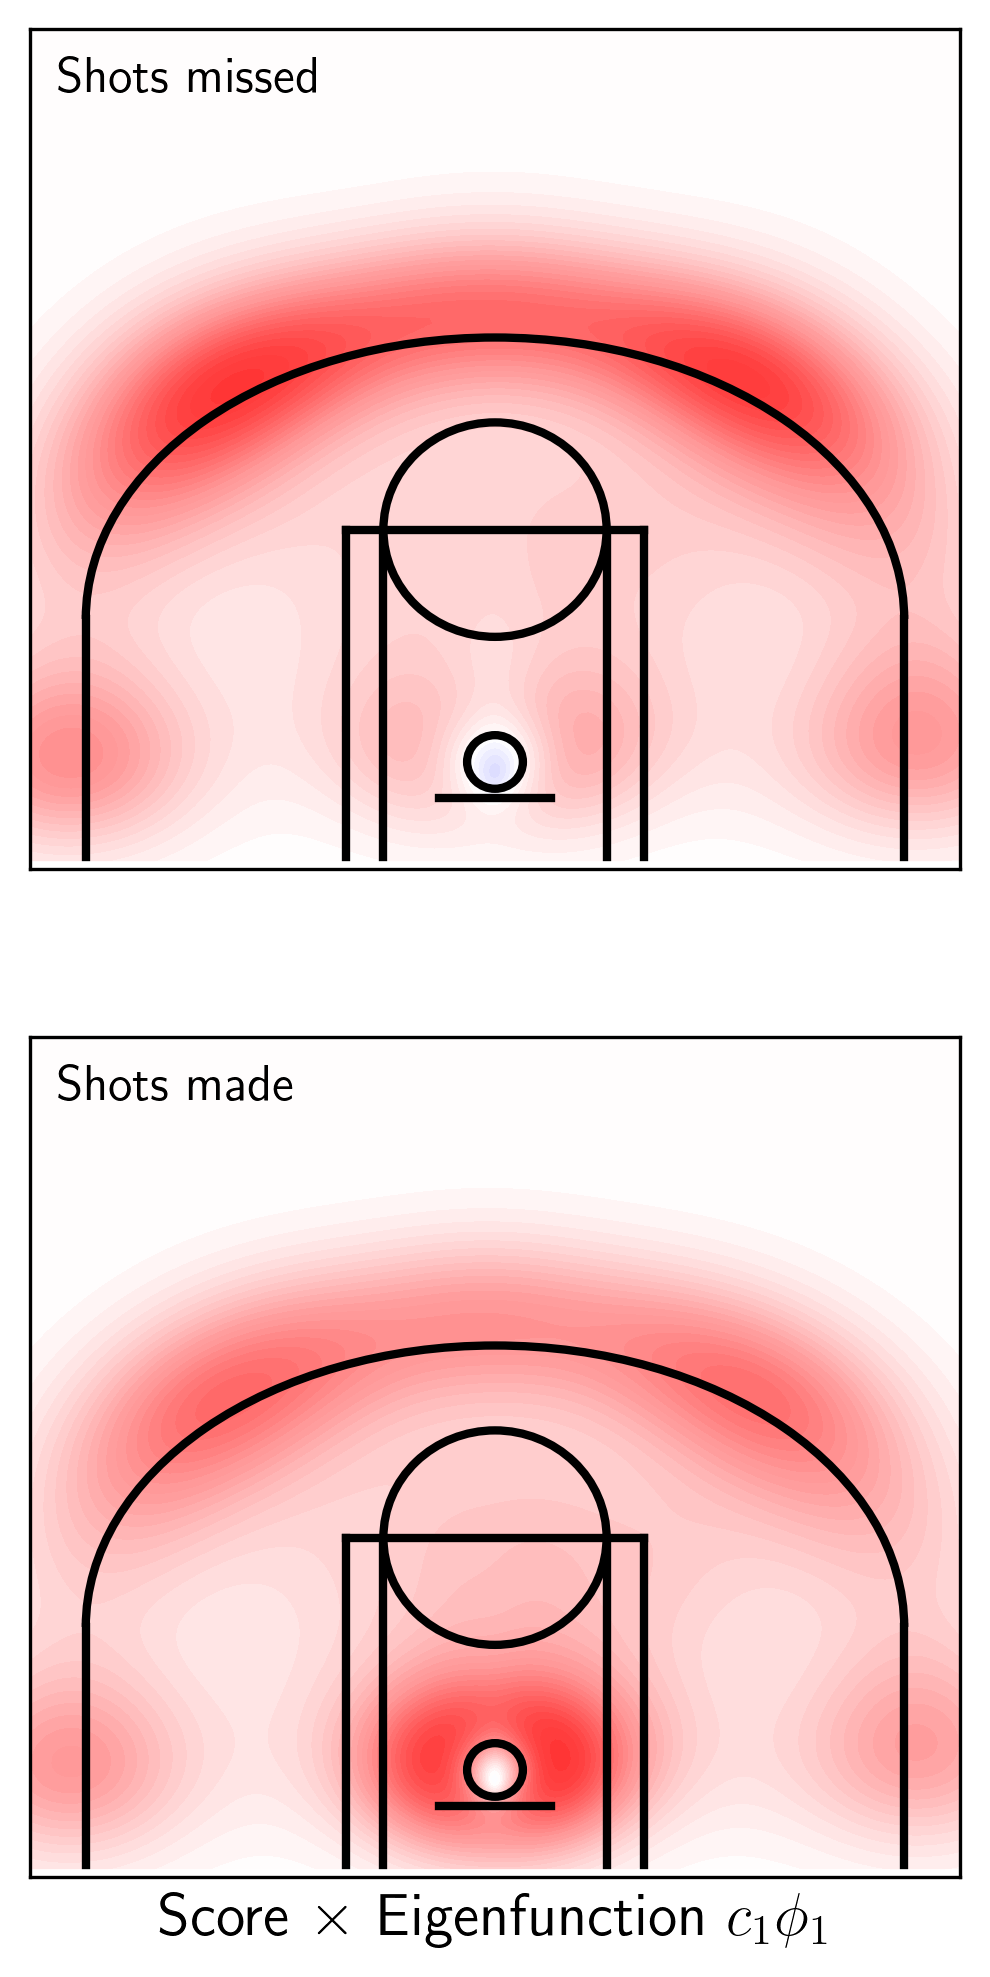
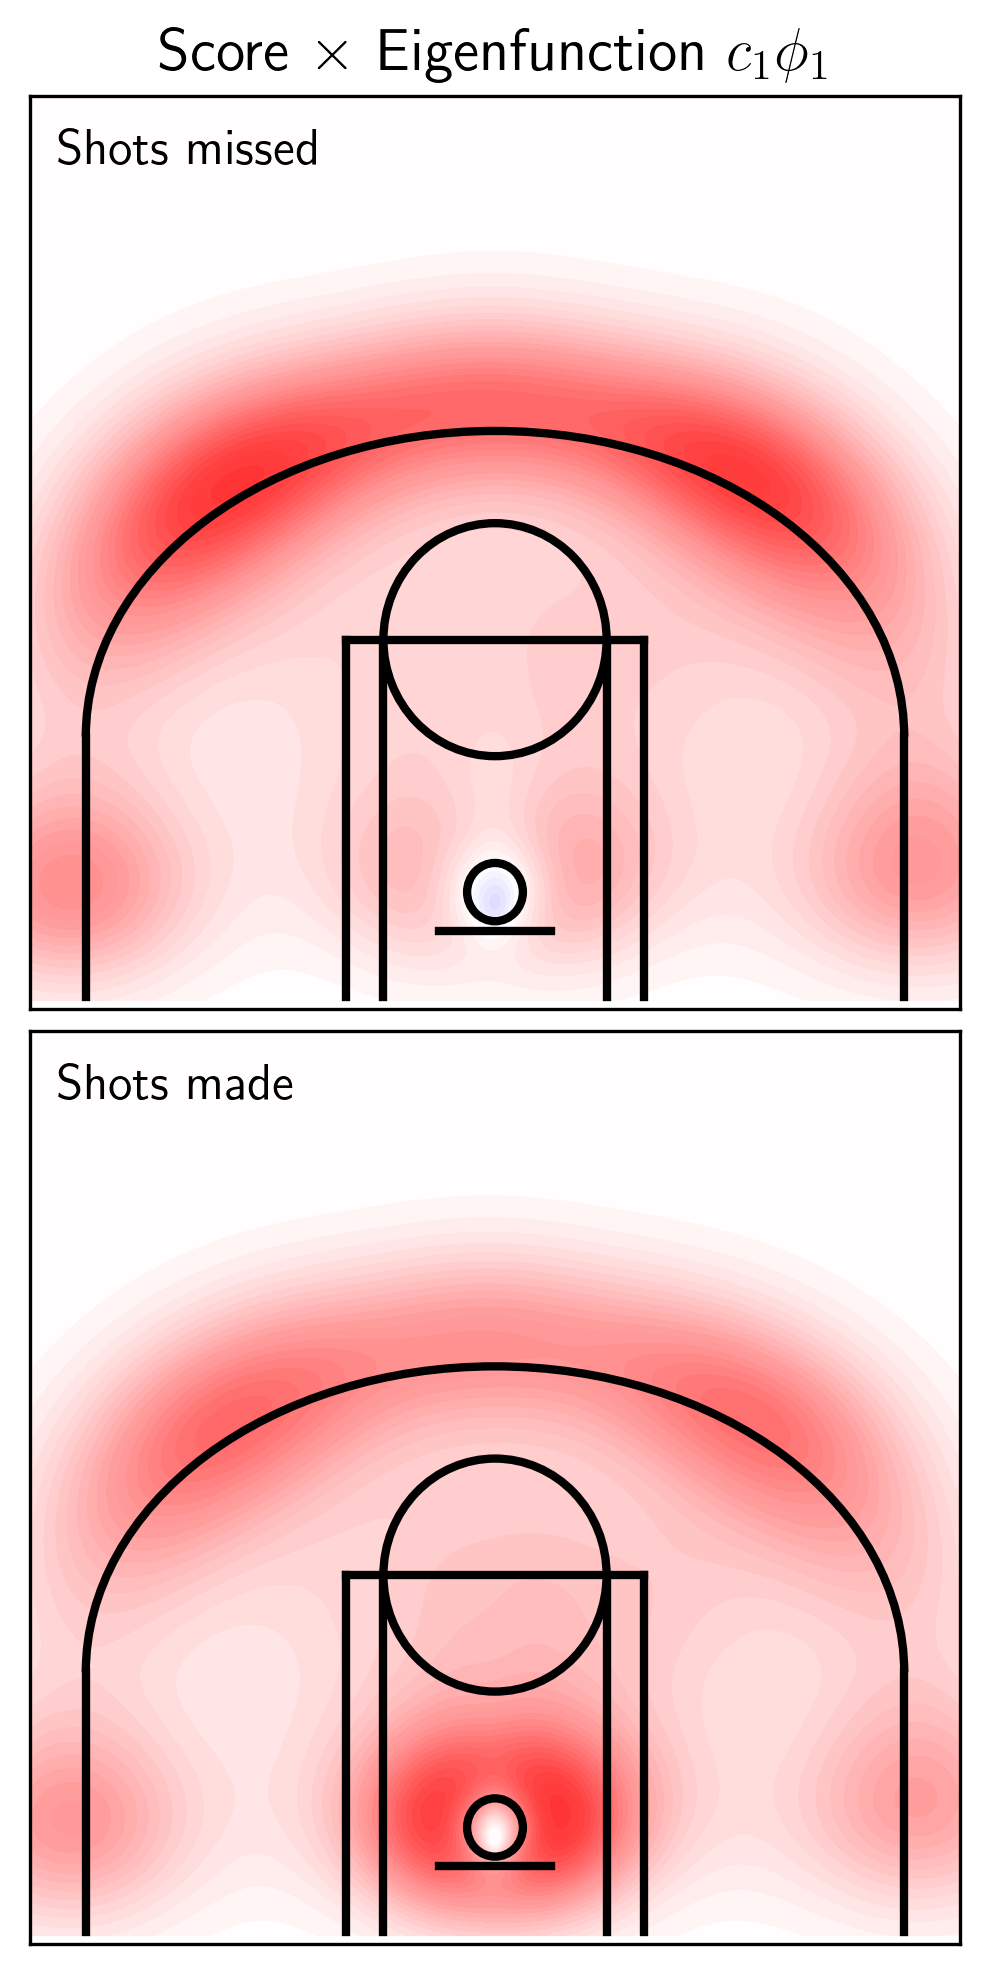
Unified diff of the notebook cell whose output changed from the first chart to the second:
--- before
+++ after
@@ -20,6 +20,7 @@
         ax[1], mfpca, scores, idx, 1, name, 'Shots made', maxi[1]
     )
-    ax[1].set_xlabel(f"Score $\\times$ Eigenfunction $c_{{{idx + 1}}}\phi_{{{idx + 1}}}$", fontsize='x-large')
-    
+    ax[0].set_title(f"Score $\\times$ Eigenfunction $c_{{{idx + 1}}}\phi_{{{idx + 1}}}$", fontsize='x-large')
+
+    plt.subplots_adjust(hspace=0.025)
     plt.savefig(f'./figures/curry_eigenfunction_{idx + 1}.eps', transparent=True, format='eps')
     # plt.show()

Commit: Figures